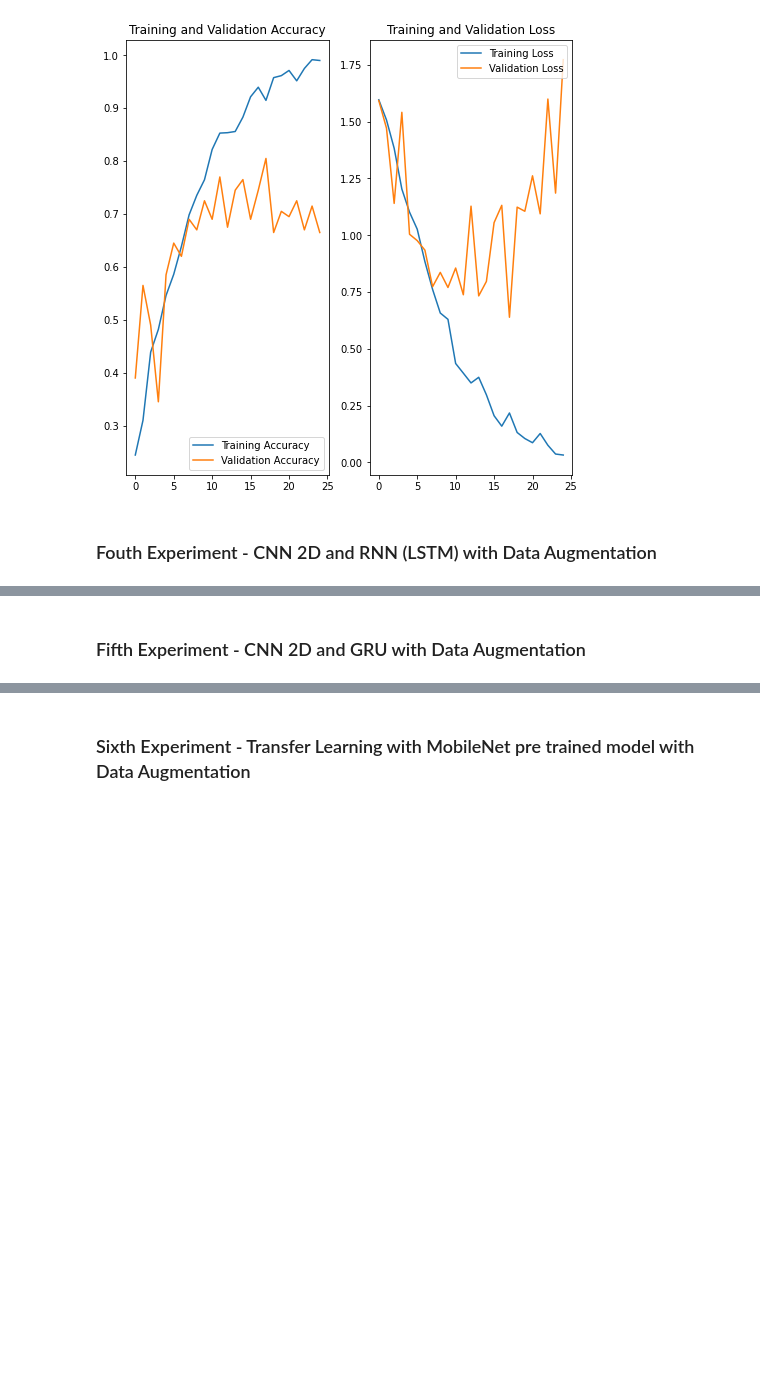
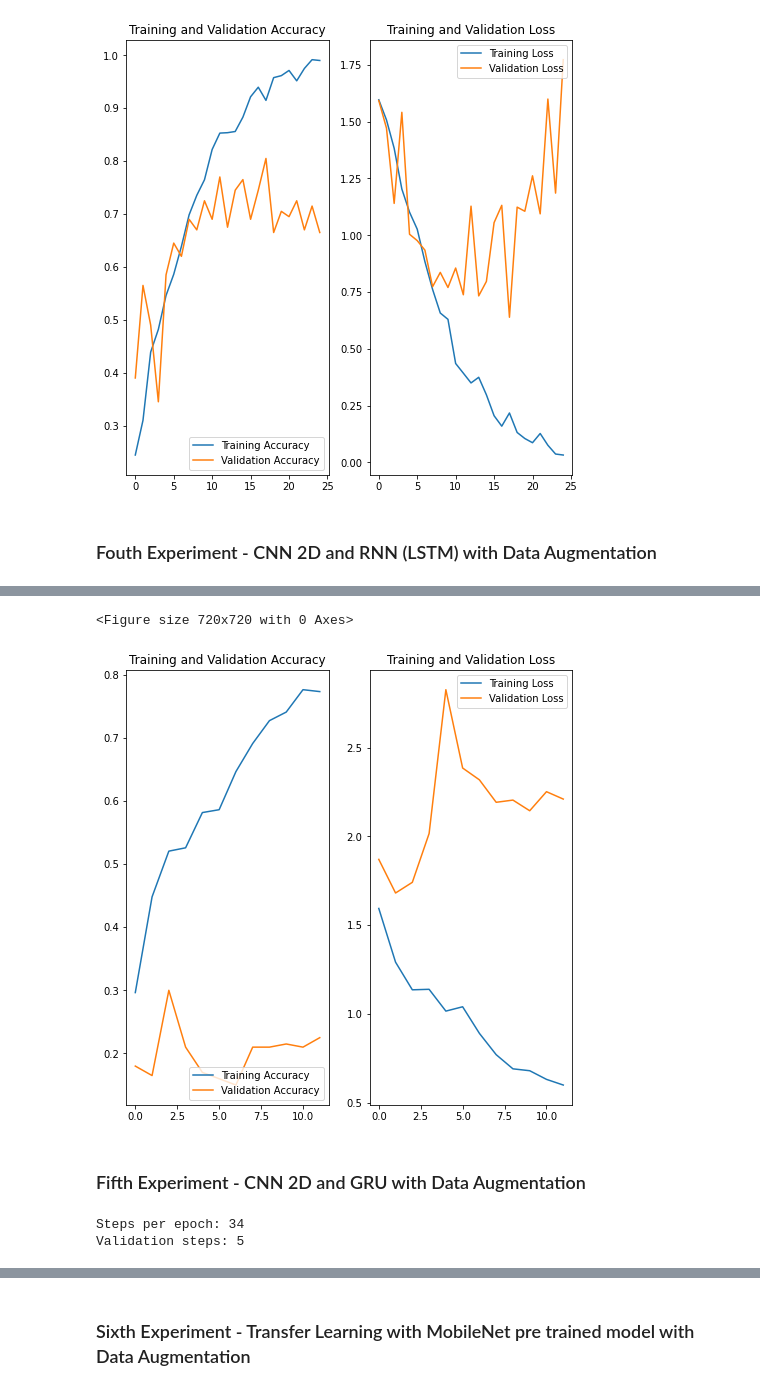
Before and after one commit to davisvarkey/Gesture_recognition, a Jupyter notebook: Neural_Nets_Project_Starter_Code.ipynb, the cells around one changed output, grey strips where cells are left out. Drawn from its saved outputs; the diff is of its cells as text; code cells hidden in the pictures; blank space fills up the shorter version.

```diff
--- a/Neural_Nets_Project_Starter_Code.ipynb
+++ b/Neural_Nets_Project_Starter_Code.ipynb
@@ -574,7 +560,7 @@ num_epochs = 25 # choose the number of epochs
 train_generator = generator(train_path, train_doc, batch_size, augment=True)
 val_generator = generator(val_path, val_doc, batch_size, augment=True)
 
-callbacks_list = create_model_config('model_3')
+callbacks_list = create_model_config('model_4')
 steps_per_epoch, validation_steps = calculate_steps_per_epoch()
 print(f"Steps per epoch: {steps_per_epoch}")
 print(f"Validation steps: {validation_steps}")
@@ -581,4 +570,4 @@ print(f"Validation steps: {validation_steps}")
 # %%
 optimiser = 'Adam' #write your optimizer
-model.compile(optimizer=optimiser, loss='categorical_crossentropy', metrics=['categorical_accuracy'])
-print (model.summary())
+model4.compile(optimizer=optimiser, loss='categorical_crossentropy', metrics=['categorical_accuracy'])
+print (model4.summary())
@@ -585,10 +592,5 @@ print (model.summary())
 # %%
-# history = model.fit_generator(train_generator, steps_per_epoch=steps_per_epoch, epochs=num_epochs, verbose=1,
-#                     callbacks=callbacks_list, validation_data=val_generator,
-#                     validation_steps=validation_steps, class_weight=None, workers=4, initial_epoch=0,max_queue_size=20)
-
-# fit_generator is deprecated and will be removed in a future version. Using fit which supports generators.
-history=model.fit(train_generator,
+history4=model4.fit(train_generator,
                   steps_per_epoch=steps_per_epoch,
                   epochs=num_epochs,
                   verbose=1,
@@ -601,5 +621,8 @@ history=model.fit(train_generator,
 # %%
-plot_evaluation_graph()
+plot_evaluation_graph(history4)
+# %% [output]
+<Figure size 720x720 with 0 Axes>
+[figure, added]
 # %% [markdown]
 ### Fifth Experiment - CNN 2D and GRU with Data Augmentation
 # %%
@@ -634,7 +657,7 @@ model.add(Dense(num_classes, activation='softmax'))
 # %%
 batch_size = 20 #experiment with the batch size
 image_count = 30 # number of images to be used for each video
-num_epochs = 25 # choose the number of epochs
+num_epochs = 15 # choose the number of epochs
 train_generator = generator(train_path, train_doc, batch_size, augment=True)
 val_generator = generator(val_path, val_doc, batch_size, augment=True)
 
@@ -642,5 +665,8 @@ callbacks_list = create_model_config('model_5')
 steps_per_epoch, validation_steps = calculate_steps_per_epoch()
 print(f"Steps per epoch: {steps_per_epoch}")
 print(f"Validation steps: {validation_steps}")
+# %% [output]
+Steps per epoch: 34
+Validation steps: 5
 # %%
 optimiser = 'Adam' #write your optimizer
```
Also changed, not shown: parts of 31 cells of this notebook, 1 other file.
